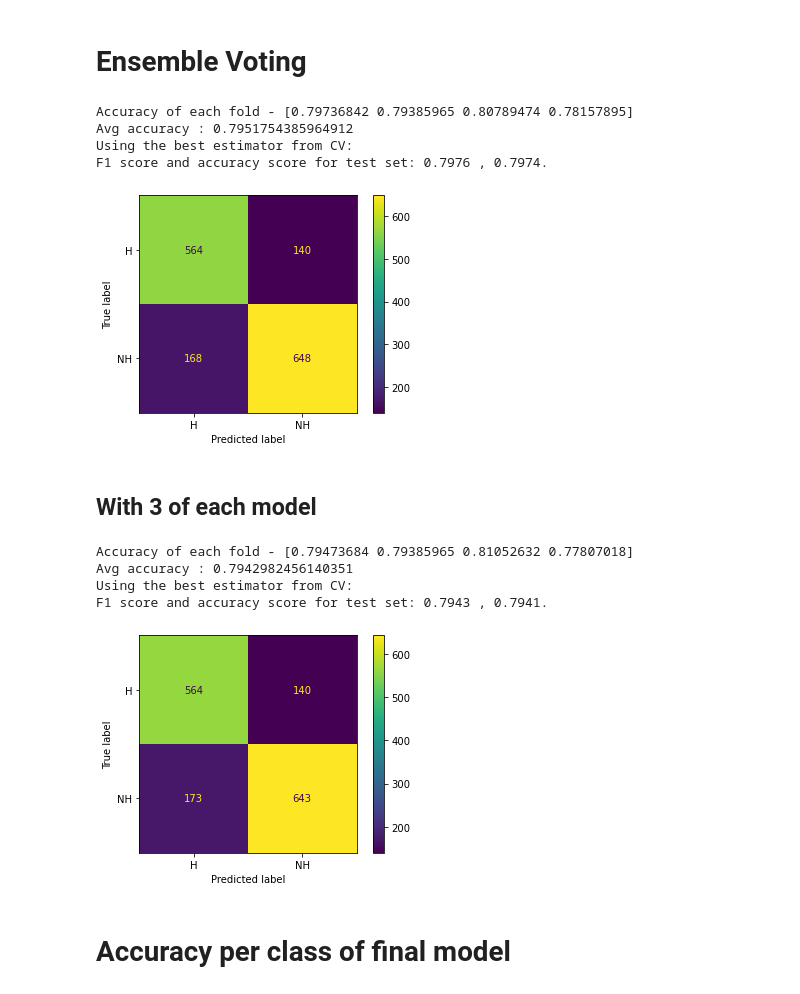
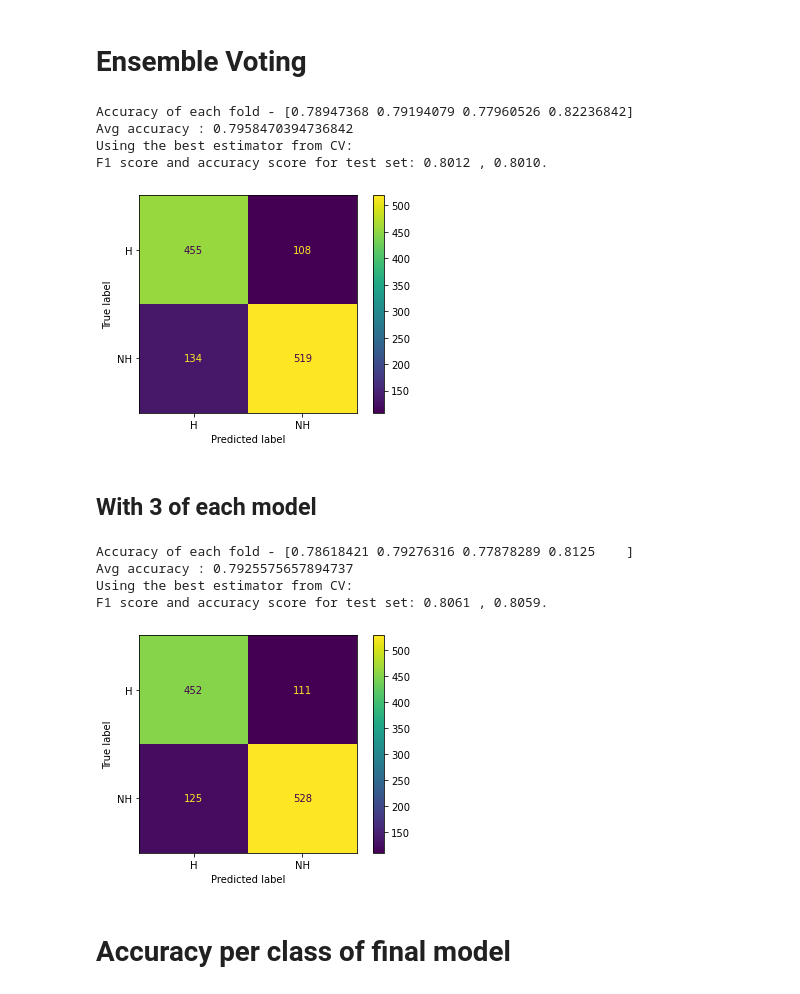
Before and after one commit to Rui-FMF/TAA_1, a Jupyter notebook: football_prediction_2targets.ipynb, the cells around one changed output. Drawn from its saved outputs; the diff is of its cells as text; code cells hidden in the pictures.

```diff
--- a/football_prediction_2targets.ipynb
+++ b/football_prediction_2targets.ipynb
@@ -86,7 +100,7 @@ feature_set[40:50]
 # %% [markdown]
 # Spliting into Train and Test sets
 # %%
-X_train, X_test, y_train, y_test = train_test_split(feature_set, target_set, test_size = 0.25, random_state = 23, stratify = target_set)
+X_train, X_test, y_train, y_test = train_test_split(feature_set, target_set, test_size = 0.20, random_state = 23, stratify = target_set)
 # %% [markdown]
 # Base Models
 # %%
@@ -278,22 +357,27 @@ weighted avg       0.75      0.75      0.75      1520
 # %%
+best_log_parameters = {'C': 1, 'class_weight': 'balanced', 'max_iter': 200, 'penalty': 'l2', 'solver': 'lbfgs'}
+best_svm_parameters = {'C': 1000, 'gamma': 0.01, 'kernel': 'rbf'}
+best_nn_parameters = {'activation': 'tanh', 'alpha': 0.001, 'hidden_layer_sizes': (12, 12, 12), 'learning_rate': 'constant', 'learning_rate_init': 0.001, 'max_iter': 1000, 'solver': 'adam'}
+best_xgb_parameters = {'colsample_bytree': 0.8, 'eval_metric': 'mae', 'gamma': 0.5, 'max_depth': 5, 'min_child_weight': 1, 'n_estimators': 50, 'objective': 'binary:logistic', 'subsample': 0.8}
+
 print("Logistic Regression with optimal parameters")
 clf_log_opt = LogisticRegression()
-clf_log_opt.set_params(**best_log_parameters[0])
+clf_log_opt.set_params(**best_log_parameters)
 y_pred_test = basic_train_and_test(clf_log_opt, X_train, X_test, y_train, y_test)
 
 print("SVM with optimal parameters")
 clf_svm_opt = SVC()
-clf_svm_opt.set_params(**best_svm_parameters[0])
+clf_svm_opt.set_params(**best_svm_parameters)
 y_pred_test = basic_train_and_test(clf_svm_opt, X_train, X_test, y_train, y_test)
 
 print("Neural Network with optimal parameters")
 clf_nn_opt = MLPClassifier()
-clf_nn_opt.set_params(**best_nn_parameters[0])
+clf_nn_opt.set_params(**best_nn_parameters)
 y_pred_test = basic_train_and_test(clf_nn_opt, X_train, X_test, y_train, y_test)
 
 print("XGBoost with optimal parameters")
 clf_xgb_opt = xgb.XGBClassifier()
-clf_xgb_opt.set_params(**best_xgb_parameters[0])
+clf_xgb_opt.set_params(**best_xgb_parameters)
 y_pred_test = basic_train_and_test(clf_xgb_opt, X_train, X_test, y_train, y_test)
 # %% [output]
 Logistic Regression with optimal parameters
@@ -395,42 +479,42 @@ y_pred_test = kfold_test(X_train, y_train, X_test, y_test, eclf, 4)
 cm = get_confusion_matrix(clf_log, y_pred_test, y_test)
 display_cm(clf_log, cm)
 # %% [output]
-Accuracy of each fold - [0.79736842 0.79385965 0.80789474 0.78157895]
-Avg accuracy : 0.7951754385964912
+Accuracy of each fold - [0.78947368 0.79194079 0.77960526 0.82236842]
+Avg accuracy : 0.7958470394736842
 Using the best estimator from CV:
-F1 score and accuracy score for test set: 0.7976 , 0.7974.
+F1 score and accuracy score for test set: 0.8012 , 0.8010.
-[figure, old version]
+[figure, new version]
 # %% [markdown]
 ## With 3 of each model
 # %%
 def gen_models():
     models = []
     for i in range(3):
-        clf_nn_opt = MLPClassifier()
-        clf_nn_opt.set_params(**best_nn_parameters[0])
+        clf_nn_opt = MLPClassifier(random_state=i)
+        clf_nn_opt.set_params(**best_nn_parameters)
         models.append(('mlp'+str(i), clf_nn_opt))
 
-        clf_svm_opt = SVC()
-        clf_svm_opt.set_params(**best_svm_parameters[0])
+        clf_svm_opt = SVC(random_state=i)
+        clf_svm_opt.set_params(**best_svm_parameters)
         models.append(('svm'+str(i), clf_svm_opt))
 
-        clf_log_opt = LogisticRegression()
-        clf_log_opt.set_params(**best_log_parameters[0])
+        clf_log_opt = LogisticRegression(random_state=i)
+        clf_log_opt.set_params(**best_log_parameters)
         models.append(('lr'+str(i), clf_log_opt))
 
     return models
 
 eclf_9model = VotingClassifier(estimators=gen_models(), voting='hard')
 
 y_pred_test = kfold_test(X_train, y_train, X_test, y_test, eclf_9model, 4)
 cm = get_confusion_matrix(clf_log, y_pred_test, y_test)
 display_cm(clf_log, cm)
 # %% [output]
-Accuracy of each fold - [0.79473684 0.79385965 0.81052632 0.77807018]
-Avg accuracy : 0.7942982456140351
+Accuracy of each fold - [0.78618421 0.79276316 0.77878289 0.8125    ]
+Avg accuracy : 0.7925575657894737
 Using the best estimator from CV:
-F1 score and accuracy score for test set: 0.7943 , 0.7941.
+F1 score and accuracy score for test set: 0.8061 , 0.8059.
-[figure, old version]
+[figure, new version]
 # %% [markdown]
 # Accuracy per class of final model
 # %%
```
Also changed, not shown: parts of 21 cells of this notebook, 2 other files.
